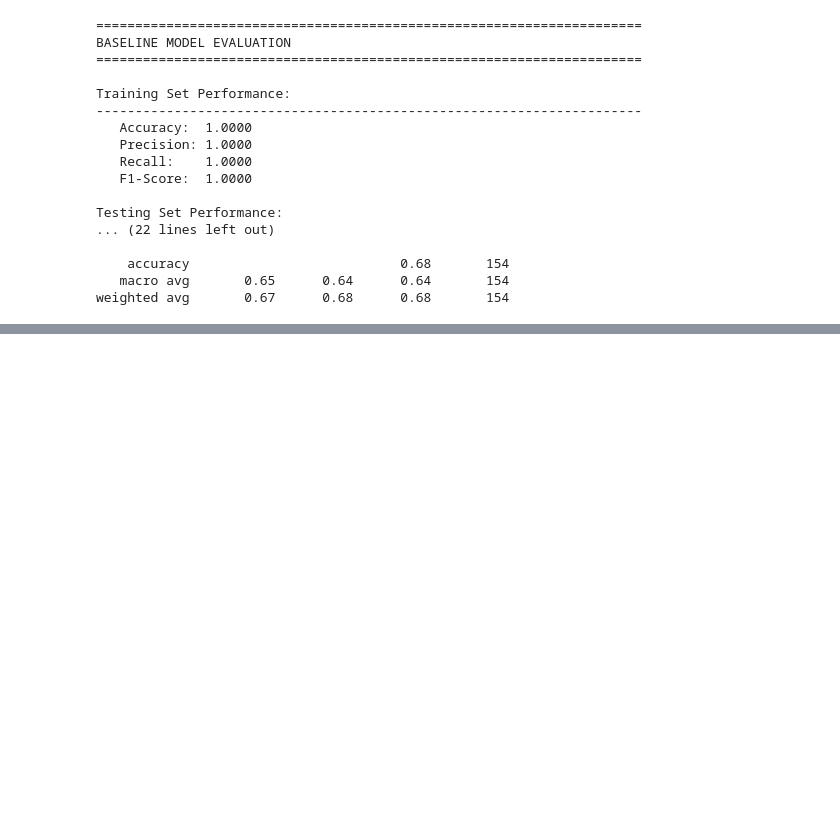
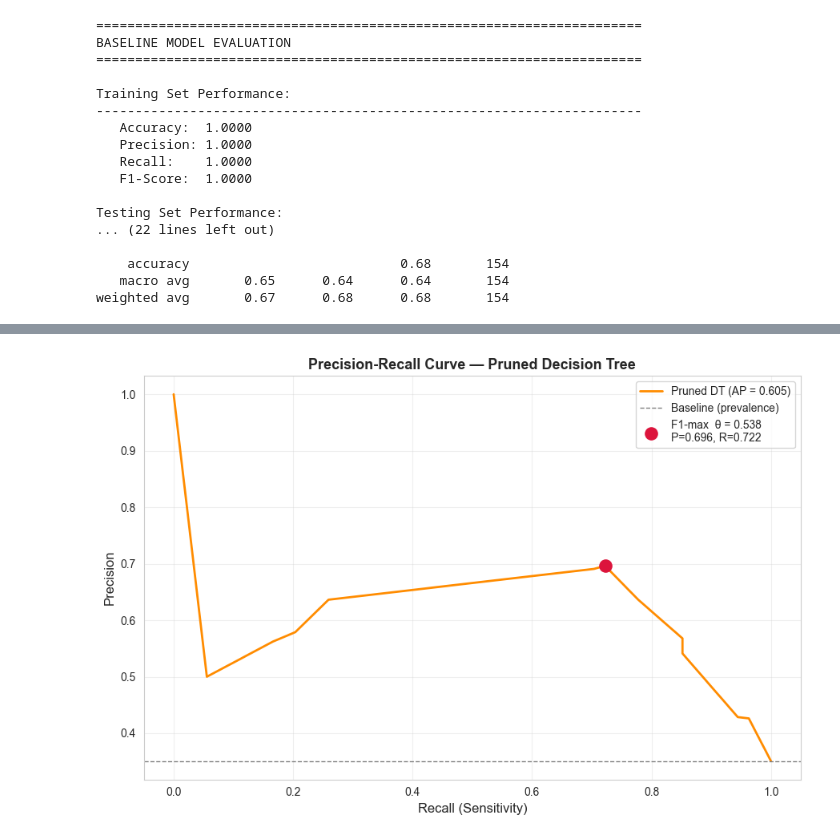
Before and after one commit to 4geeksacademy/abgonzalez-introduction-machine-learning, a Jupyter notebook: src/04-decision-tree-diabetes.ipynb, the cells around one changed output, grey strips where cells are left out. Cells and saved outputs as stored; diff of their text form; code cells hidden in the pictures; blank space fills up the shorter version.

```diff
--- a/src/04-decision-tree-diabetes.ipynb
+++ b/src/04-decision-tree-diabetes.ipynb
@@ -2607,0 +998,80 @@ plt.show()
+# %%
+
+print("="*70)
+print("PRECISION-RECALL CURVE + THRESHOLD SWEEP")
+print("="*70)
+
+# ── Probability scores ────────────────────────────────────────────────
+y_proba_pruned = dt_pruned.predict_proba(X_test)[:, 1]
+
+# ── Precision-Recall curve ────────────────────────────────────────────
+precision_curve, recall_curve, pr_thresholds = precision_recall_curve(y_test, y_proba_pruned)
+avg_precision = average_precision_score(y_test, y_proba_pruned)
+
+# F1 at each PR threshold (ignore last point where recall array has one extra entry)
+f1_curve = 2 * precision_curve[:-1] * recall_curve[:-1] / (
+    precision_curve[:-1] + recall_curve[:-1] + 1e-9
+)
+best_pr_idx     = np.argmax(f1_curve)
+best_thresh_pr  = pr_thresholds[best_pr_idx]
+
+print(f"\nAverage Precision (AP): {avg_precision:.4f}")
+print(f"Optimal Threshold (F1-max): {best_thresh_pr:.4f}")
+print(f"  → Precision: {precision_curve[best_pr_idx]:.4f}")
+print(f"  → Recall:    {recall_curve[best_pr_idx]:.4f}")
+print(f"  → F1-Score:  {f1_curve[best_pr_idx]:.4f}")
+
+# ── Plot PR Curve ─────────────────────────────────────────────────────
+fig, ax = plt.subplots(figsize=(9, 6))
+
+ax.plot(recall_curve, precision_curve, color="darkorange", lw=2,
+        label=f"Pruned DT (AP = {avg_precision:.3f})")
+ax.axhline(y_test.mean(), color="gray", linestyle="--", lw=1, label="Baseline (prevalence)")
+
+ax.scatter(recall_curve[best_pr_idx], precision_curve[best_pr_idx],
+           s=120, color="crimson", zorder=5,
+           label=f"F1-max  θ = {best_thresh_pr:.3f}\n"
+                 f"P={precision_curve[best_pr_idx]:.3f}, R={recall_curve[best_pr_idx]:.3f}")
+
+ax.set_xlabel("Recall (Sensitivity)", fontsize=12)
+ax.set_ylabel("Precision", fontsize=12)
+ax.set_title("Precision-Recall Curve — Pruned Decision Tree", fontsize=13, fontweight="bold")
+ax.legend(loc="upper right", fontsize=10)
+ax.grid(True, alpha=0.3)
+plt.tight_layout()
+plt.show()
+
+# ── Threshold Sweep Table ─────────────────────────────────────────────
+print("\nThreshold Sweep — Pruned Model (test set):")
+print("-"*70)
+sweep_thresholds = np.arange(0.20, 0.81, 0.05)
+sweep_results = []
+
+for t in sweep_thresholds:
+    y_pred_t = (y_proba_pruned >= t).astype(int)
+    cm_t = confusion_matrix(y_test, y_pred_t)
+    tn_t, fp_t, fn_t, tp_t = cm_t.ravel()
+    prec_t   = tp_t / (tp_t + fp_t) if (tp_t + fp_t) > 0 else 0.0
+    rec_t    = tp_t / (tp_t + fn_t) if (tp_t + fn_t) > 0 else 0.0
+    f1_t     = 2 * prec_t * rec_t / (prec_t + rec_t) if (prec_t + rec_t) > 0 else 0.0
+    acc_t    = (tp_t + tn_t) / len(y_test)
+    sweep_results.append({
+        'Threshold': round(t, 2),
+        'Accuracy':  round(acc_t, 4),
+        'Precision': round(prec_t, 4),
+        'Recall':    round(rec_t, 4),
+        'F1-Score':  round(f1_t, 4),
+        'FN (missed)': fn_t,
+        'FP (false alarm)': fp_t
+    })
+
+sweep_df = pd.DataFrame(sweep_results)
+
+# Highlight recommended thresholds
+display(
+    sweep_df.set_index('Threshold').style
+    .format("{:.4f}", subset=['Accuracy', 'Precision', 'Recall', 'F1-Score'])
+    .highlight_max(color="lightblue",   subset=['Recall', 'F1-Score'])
+    .set_caption("Blue = highest |  Default threshold = 0.50")
+)
+# %% [output]
@@ -2607,0 +1087 @@ plt.show()
+[figure, added]
```
Also changed, not shown: parts of 108 cells of this notebook.
